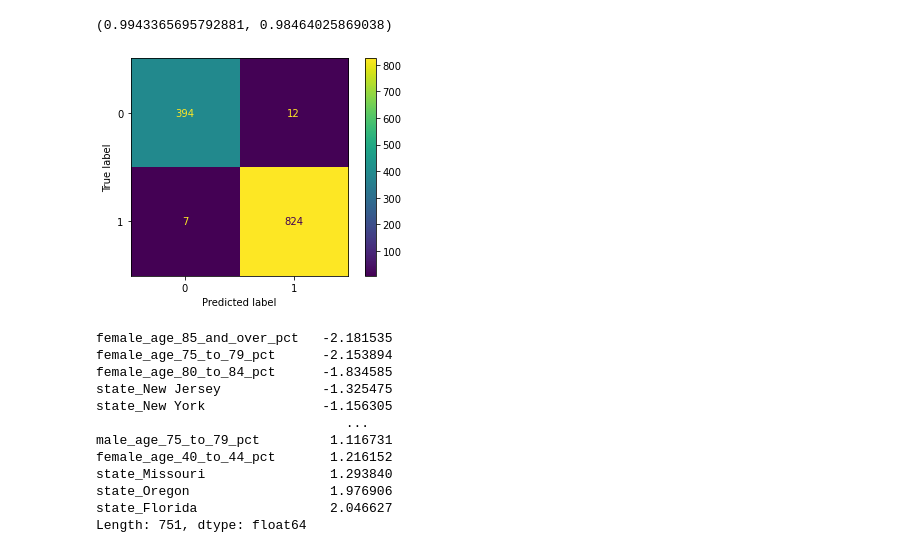
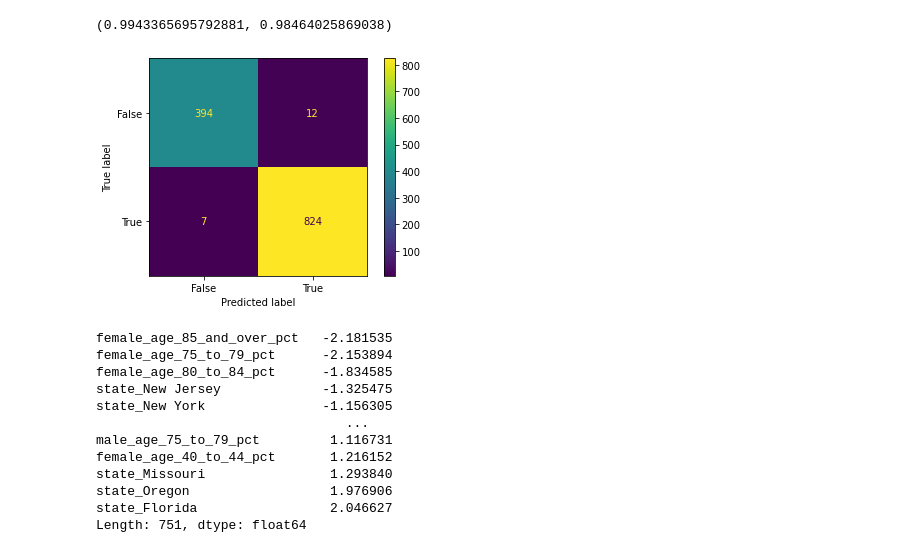
Before and after one commit to jpetersen626/Nielsen_Interview_CS, a Jupyter notebook: Nielsen Case Study.ipynb, the cells around one changed output. Saved outputs shown, nothing was run; the diff lists cells and outputs as text; code cells hidden in the pictures.

```diff
--- a/Nielsen Case Study.ipynb
+++ b/Nielsen Case Study.ipynb
@@ -315,9 +315,9 @@ pipe1.score(X_train, y_train), pipe1.score(X_test, y_test)
 # %% [output]
 (0.9943365695792881, 0.98464025869038)
 # %%
-ConfusionMatrixDisplay.from_estimator(pipe1, X_test, y_test);
+ConfusionMatrixDisplay.from_estimator(pipe1, X_test, y_test, display_labels=['False', 'True']);
 # %% [output]
-[figure, old version]
+[figure, new version]
 # %%
 pipe1_coefs = pd.Series(pipe1.named_steps['logisticregression'].coef_[0],
           index=pipe1.named_steps['columntransformer'].get_feature_names_out())
```
Also changed, not shown: parts of 8 cells of this notebook.
